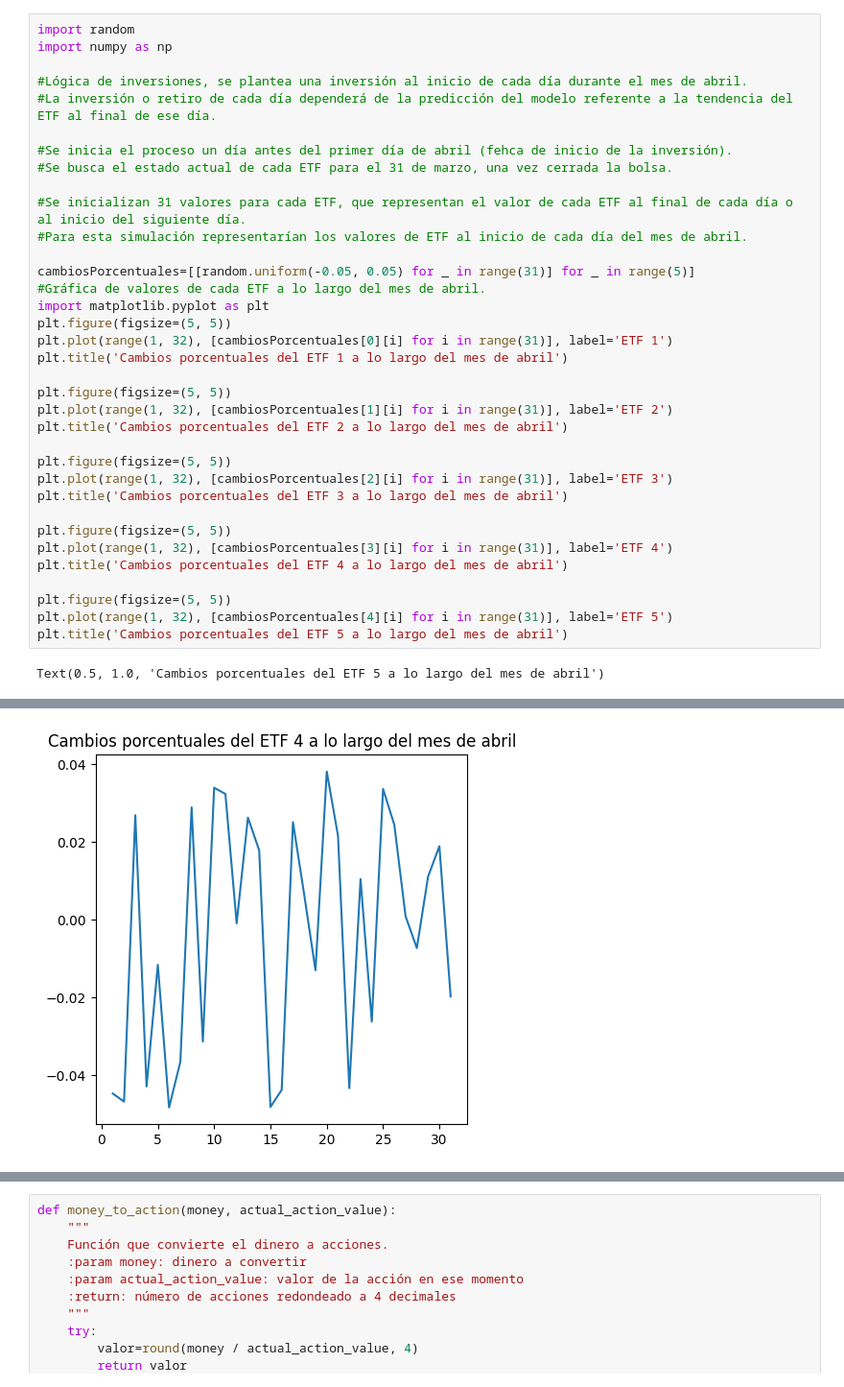
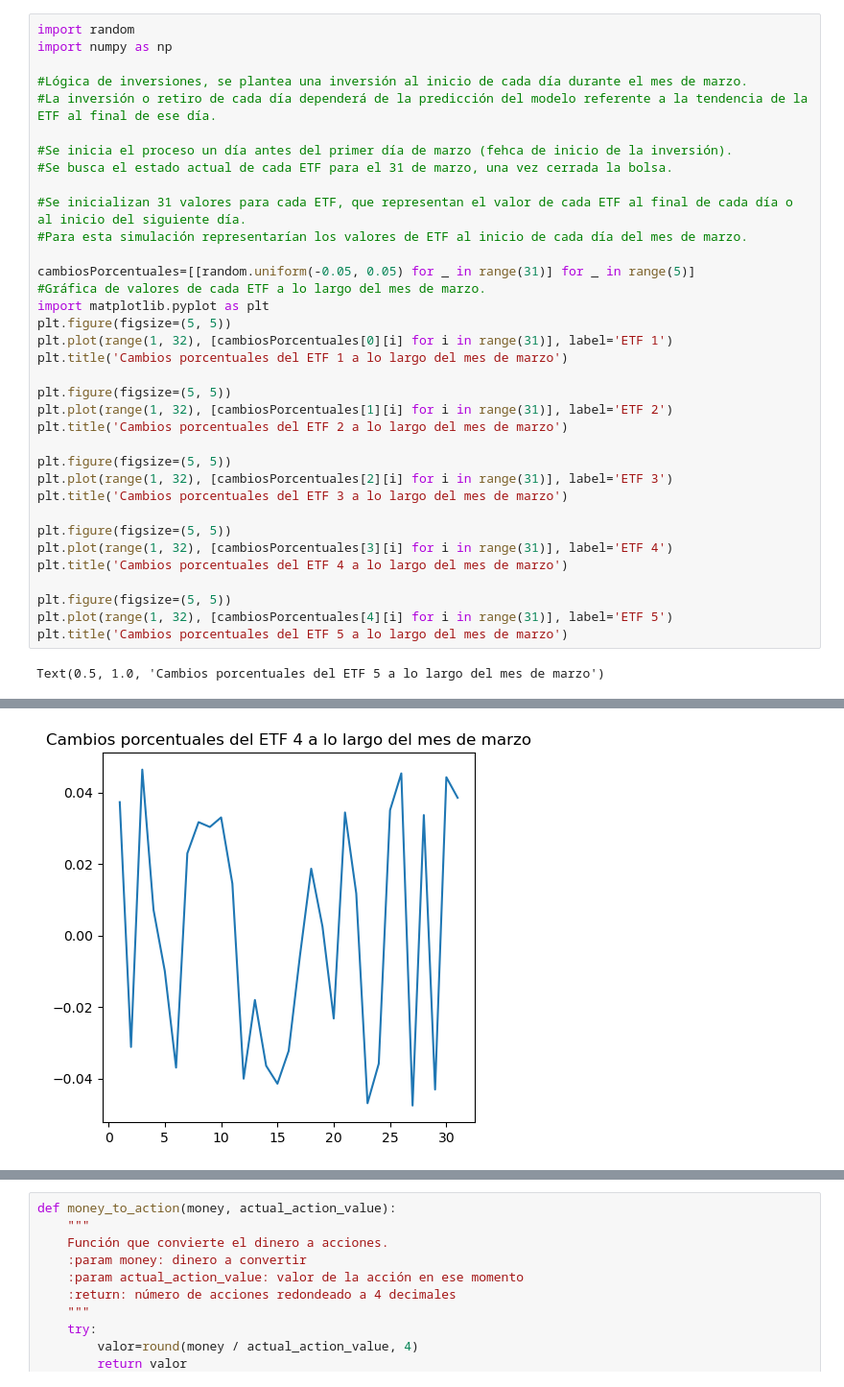
Before and after one commit to Ericson3100/Proyecto3DM, a Jupyter notebook: notebooks/4_Evaluation_Selection.ipynb, the cells around one changed output, grey strips where cells are left out. Shown at 96% size. Drawn from its saved outputs; the diff is of its cells as text.

Commit message:
Refacor de la inversión

```diff
--- a/notebooks/4_Evaluation_Selection.ipynb
+++ b/notebooks/4_Evaluation_Selection.ipynb
@@ -2,36 +2,36 @@
 import random
 import numpy as np
 
-#Lógica de inversiones, se plantea una inversión al inicio de cada día durante el mes de abril.
-#La inversión o retiro de cada día dependerá de la predicción del modelo referente a la tendencia del ETF al final de ese día.
+#Lógica de inversiones, se plantea una inversión al inicio de cada día durante el mes de marzo.
+#La inversión o retiro de cada día dependerá de la predicción del modelo referente a la tendencia de la ETF al final de ese día.
 
-#Se inicia el proceso un día antes del primer día de abril (fehca de inicio de la inversión).
+#Se inicia el proceso un día antes del primer día de marzo (fehca de inicio de la inversión).
 #Se busca el estado actual de cada ETF para el 31 de marzo, una vez cerrada la bolsa.
 
 #Se inicializan 31 valores para cada ETF, que representan el valor de cada ETF al final de cada día o al inicio del siguiente día.
-#Para esta simulación representarían los valores de ETF al inicio de cada día del mes de abril.
+#Para esta simulación representarían los valores de ETF al inicio de cada día del mes de marzo.
 
 cambiosPorcentuales=[[random.uniform(-0.05, 0.05) for _ in range(31)] for _ in range(5)]
-#Gráfica de valores de cada ETF a lo largo del mes de abril.
+#Gráfica de valores de cada ETF a lo largo del mes de marzo.
 import matplotlib.pyplot as plt
 plt.figure(figsize=(5, 5))
 plt.plot(range(1, 32), [cambiosPorcentuales[0][i] for i in range(31)], label='ETF 1')
-plt.title('Cambios porcentuales del ETF 1 a lo largo del mes de abril')
+plt.title('Cambios porcentuales del ETF 1 a lo largo del mes de marzo')
 
 plt.figure(figsize=(5, 5))
 plt.plot(range(1, 32), [cambiosPorcentuales[1][i] for i in range(31)], label='ETF 2')
-plt.title('Cambios porcentuales del ETF 2 a lo largo del mes de abril')
+plt.title('Cambios porcentuales del ETF 2 a lo largo del mes de marzo')
 
 plt.figure(figsize=(5, 5))
 plt.plot(range(1, 32), [cambiosPorcentuales[2][i] for i in range(31)], label='ETF 3')
-plt.title('Cambios porcentuales del ETF 3 a lo largo del mes de abril')
+plt.title('Cambios porcentuales del ETF 3 a lo largo del mes de marzo')
 
 plt.figure(figsize=(5, 5))
 plt.plot(range(1, 32), [cambiosPorcentuales[3][i] for i in range(31)], label='ETF 4')
-plt.title('Cambios porcentuales del ETF 4 a lo largo del mes de abril')
+plt.title('Cambios porcentuales del ETF 4 a lo largo del mes de marzo')
 
 plt.figure(figsize=(5, 5))
 plt.plot(range(1, 32), [cambiosPorcentuales[4][i] for i in range(31)], label='ETF 5')
-plt.title('Cambios porcentuales del ETF 5 a lo largo del mes de abril')
+plt.title('Cambios porcentuales del ETF 5 a lo largo del mes de marzo')
 # %% [output]
-Text(0.5, 1.0, 'Cambios porcentuales del ETF 5 a lo largo del mes de abril')
+Text(0.5, 1.0, 'Cambios porcentuales del ETF 5 a lo largo del mes de marzo')
@@ -41 +41 @@ Text(0.5, 1.0, 'Cambios porcentuales del ETF 5 a lo largo del mes de abril')
-[figure, old version]
+[figure, new version]
```
Also changed, not shown: parts of 12 cells of this notebook, 13 other files.
